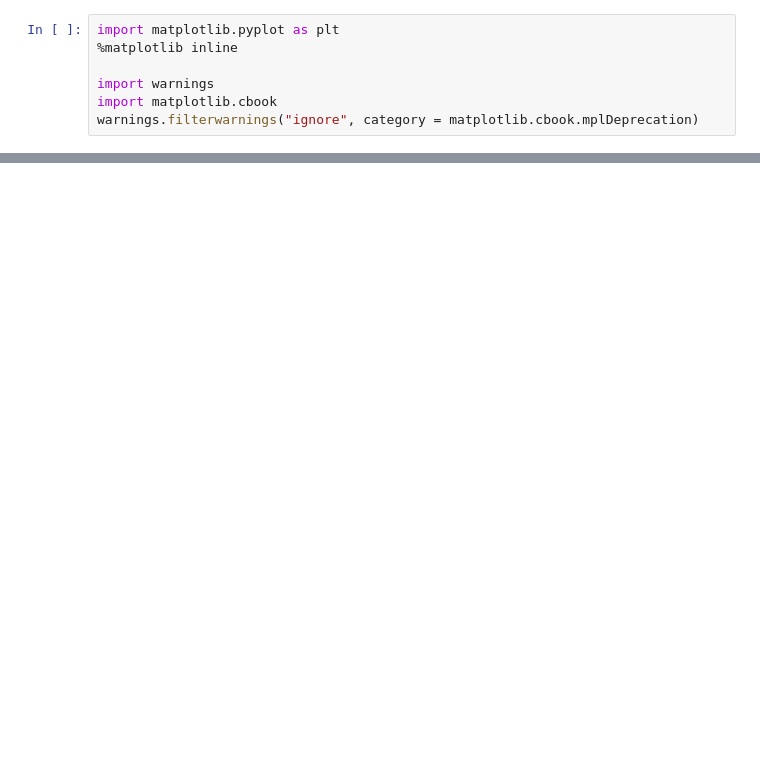
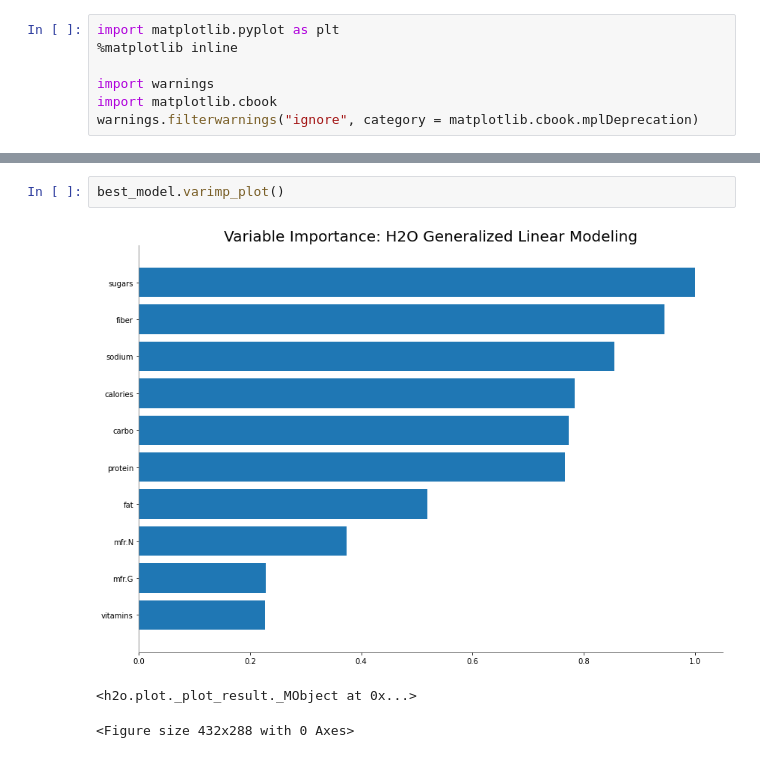
Before and after one commit to meghamkpatel/Skunks_Skool, a Jupyter notebook: INFO_6105/AutoML/Red_Wine_Quality.ipynb, the cells around one changed output, grey strips where cells are left out. Cells and saved outputs as stored; diff of their text form; blank space fills up the shorter version.

```diff
--- a/INFO_6105/AutoML/Red_Wine_Quality.ipynb
+++ b/INFO_6105/AutoML/Red_Wine_Quality.ipynb
@@ -323,0 +324,6 @@ metalearner.std_coef_plot()
+# %%
+best_model.varimp_plot()
+# %% [output]
+[figure, added]
+<h2o.plot._plot_result._MObject at 0x...>
+<Figure size 432x288 with 0 Axes>
```
Also changed, not shown: parts of 33 cells of this notebook.
